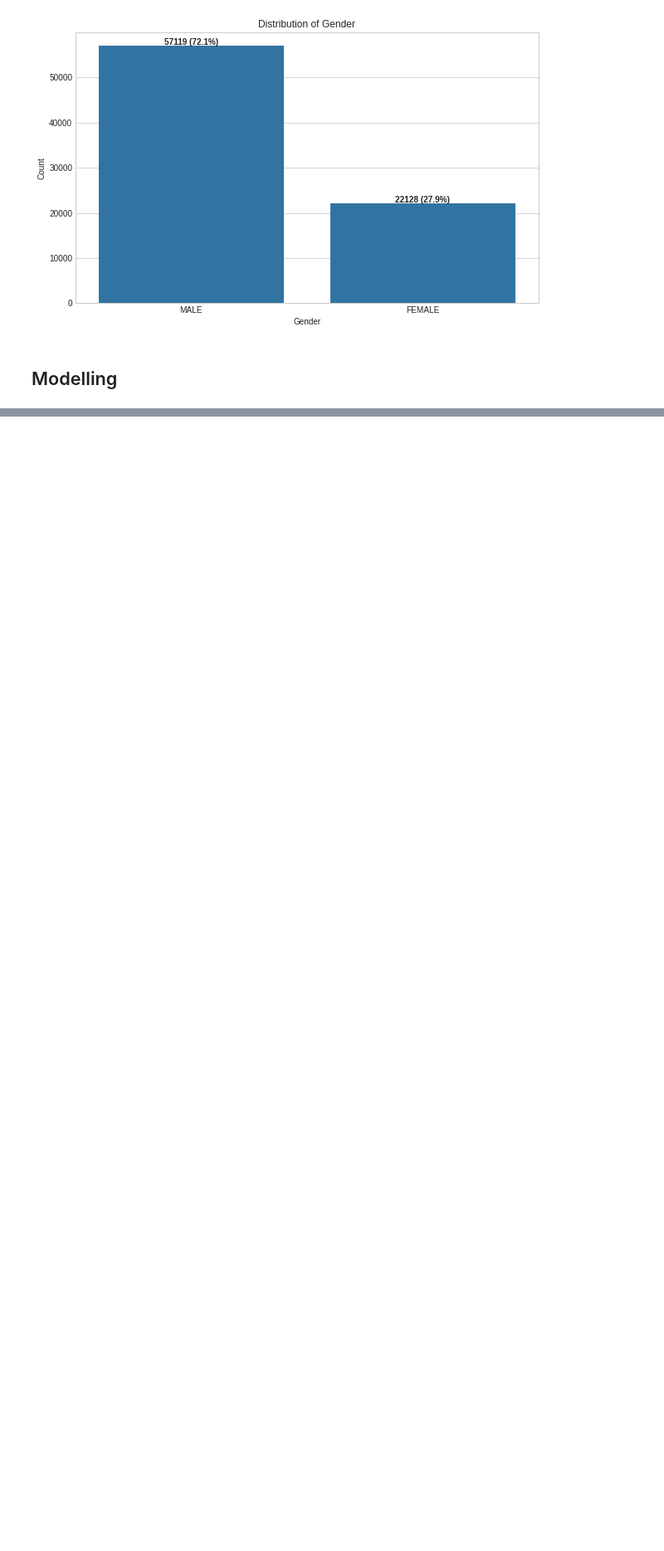
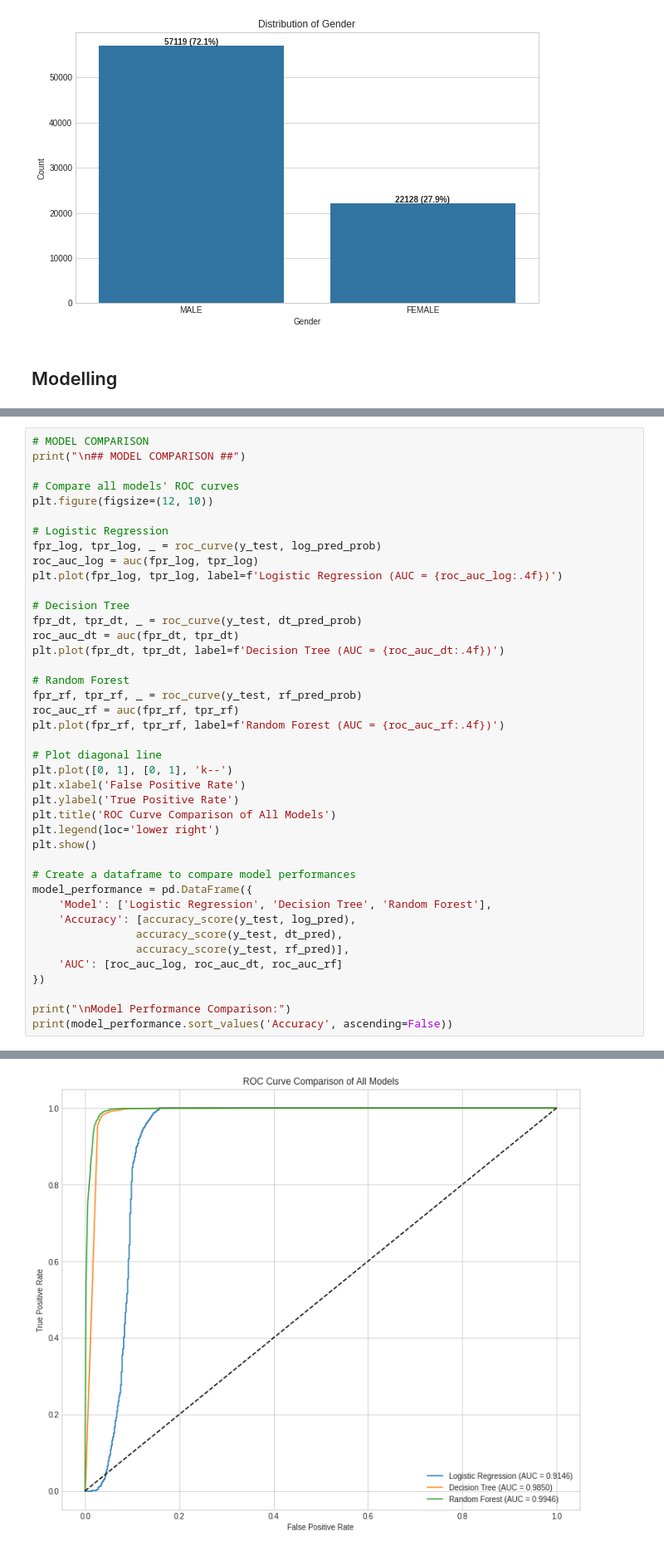
Before and after one commit to KaiFa254/SmartLender, a Jupyter notebook: notebooks/Alex.ipynb, the cells around one changed output, grey strips where cells are left out. Shown at 83% size. Saved outputs shown, nothing was run; the diff lists cells and outputs as text; blank space fills up the shorter version.

```diff
--- a/notebooks/Alex.ipynb
+++ b/notebooks/Alex.ipynb
@@ -1001,0 +1057,42 @@ weighted avg       0.98      0.98      0.98     15850
+# %%
+# MODEL COMPARISON
+print("\n## MODEL COMPARISON ##")
+
+# Compare all models' ROC curves
+plt.figure(figsize=(12, 10))
+
+# Logistic Regression
+fpr_log, tpr_log, _ = roc_curve(y_test, log_pred_prob)
+roc_auc_log = auc(fpr_log, tpr_log)
+plt.plot(fpr_log, tpr_log, label=f'Logistic Regression (AUC = {roc_auc_log:.4f})')
+
+# Decision Tree
+fpr_dt, tpr_dt, _ = roc_curve(y_test, dt_pred_prob)
+roc_auc_dt = auc(fpr_dt, tpr_dt)
+plt.plot(fpr_dt, tpr_dt, label=f'Decision Tree (AUC = {roc_auc_dt:.4f})')
+
+# Random Forest
+fpr_rf, tpr_rf, _ = roc_curve(y_test, rf_pred_prob)
+roc_auc_rf = auc(fpr_rf, tpr_rf)
+plt.plot(fpr_rf, tpr_rf, label=f'Random Forest (AUC = {roc_auc_rf:.4f})')
+
+# Plot diagonal line
+plt.plot([0, 1], [0, 1], 'k--')
+plt.xlabel('False Positive Rate')
+plt.ylabel('True Positive Rate')
+plt.title('ROC Curve Comparison of All Models')
+plt.legend(loc='lower right')
+plt.show()
+
+# Create a dataframe to compare model performances
+model_performance = pd.DataFrame({
+    'Model': ['Logistic Regression', 'Decision Tree', 'Random Forest'],
+    'Accuracy': [accuracy_score(y_test, log_pred),
+                accuracy_score(y_test, dt_pred),
+                accuracy_score(y_test, rf_pred)],
+    'AUC': [roc_auc_log, roc_auc_dt, roc_auc_rf]
+})
+
+print("\nModel Performance Comparison:")
+print(model_performance.sort_values('Accuracy', ascending=False))
+# %% [output]
@@ -1001,0 +1100 @@ weighted avg       0.98      0.98      0.98     15850
+[figure, added]
```
Also changed, not shown: parts of 20 cells of this notebook.
